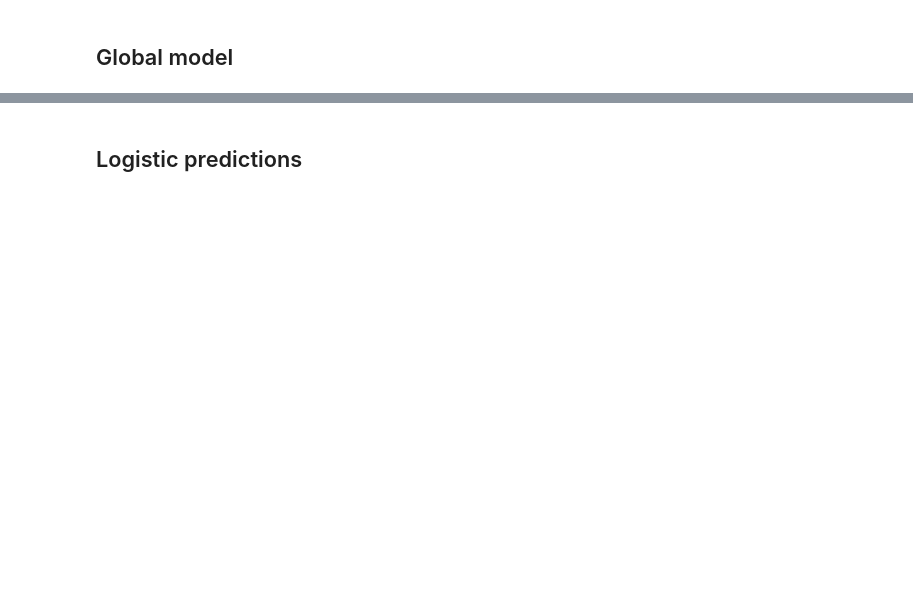
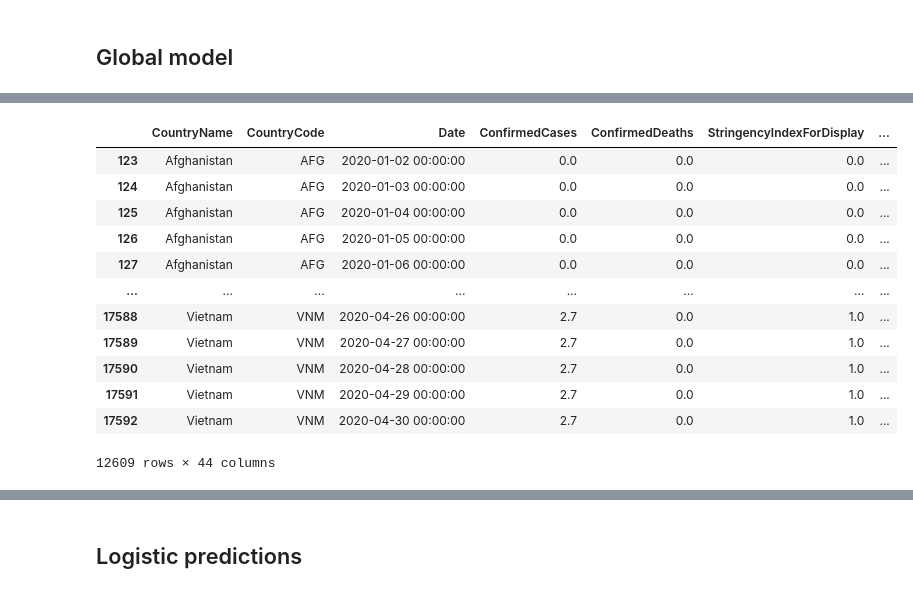
Before and after one commit to Kipre/EUDemographyCleaner, a Jupyter notebook: internship/covid.ipynb, the cells around one changed output, grey strips where cells are left out. Saved outputs shown, nothing was run; the diff lists cells and outputs as text; code cells hidden in the pictures; blank space fills up the shorter version.

```diff
--- a/internship/covid.ipynb
+++ b/internship/covid.ipynb
@@ -412 +409,17 @@ plt.show()
+# %%
+train_data
+# %% [output]
+|  | CountryName | CountryCode | Date | ConfirmedCases | ConfirmedDeaths | StringencyIndexForDisplay | ... |
+| 123 | Afghanistan | AFG | 2020-01-02 00:00:00 | 0.0 | 0.0 | 0.0 | ... |
+| 124 | Afghanistan | AFG | 2020-01-03 00:00:00 | 0.0 | 0.0 | 0.0 | ... |
+| 125 | Afghanistan | AFG | 2020-01-04 00:00:00 | 0.0 | 0.0 | 0.0 | ... |
+| 126 | Afghanistan | AFG | 2020-01-05 00:00:00 | 0.0 | 0.0 | 0.0 | ... |
+| 127 | Afghanistan | AFG | 2020-01-06 00:00:00 | 0.0 | 0.0 | 0.0 | ... |
+| ... | ... | ... | ... | ... | ... | ... | ... |
+| 17588 | Vietnam | VNM | 2020-04-26 00:00:00 | 2.7 | 0.0 | 1.0 | ... |
+| 17589 | Vietnam | VNM | 2020-04-27 00:00:00 | 2.7 | 0.0 | 1.0 | ... |
+| 17590 | Vietnam | VNM | 2020-04-28 00:00:00 | 2.7 | 0.0 | 1.0 | ... |
+| 17591 | Vietnam | VNM | 2020-04-29 00:00:00 | 2.7 | 0.0 | 1.0 | ... |
+| 17592 | Vietnam | VNM | 2020-04-30 00:00:00 | 2.7 | 0.0 | 1.0 | ... |
+12609 rows × 44 columns
 # %%
```
Also changed, not shown: parts of 16 cells of this notebook, 31 other files.
